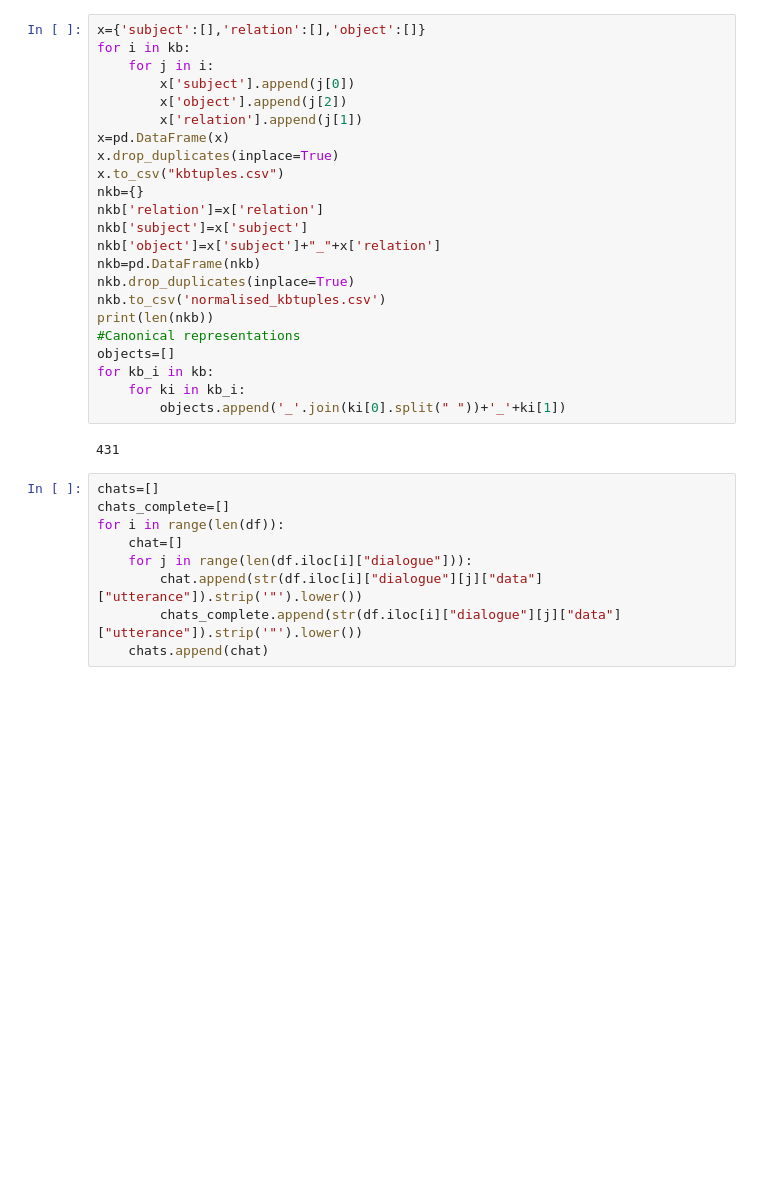
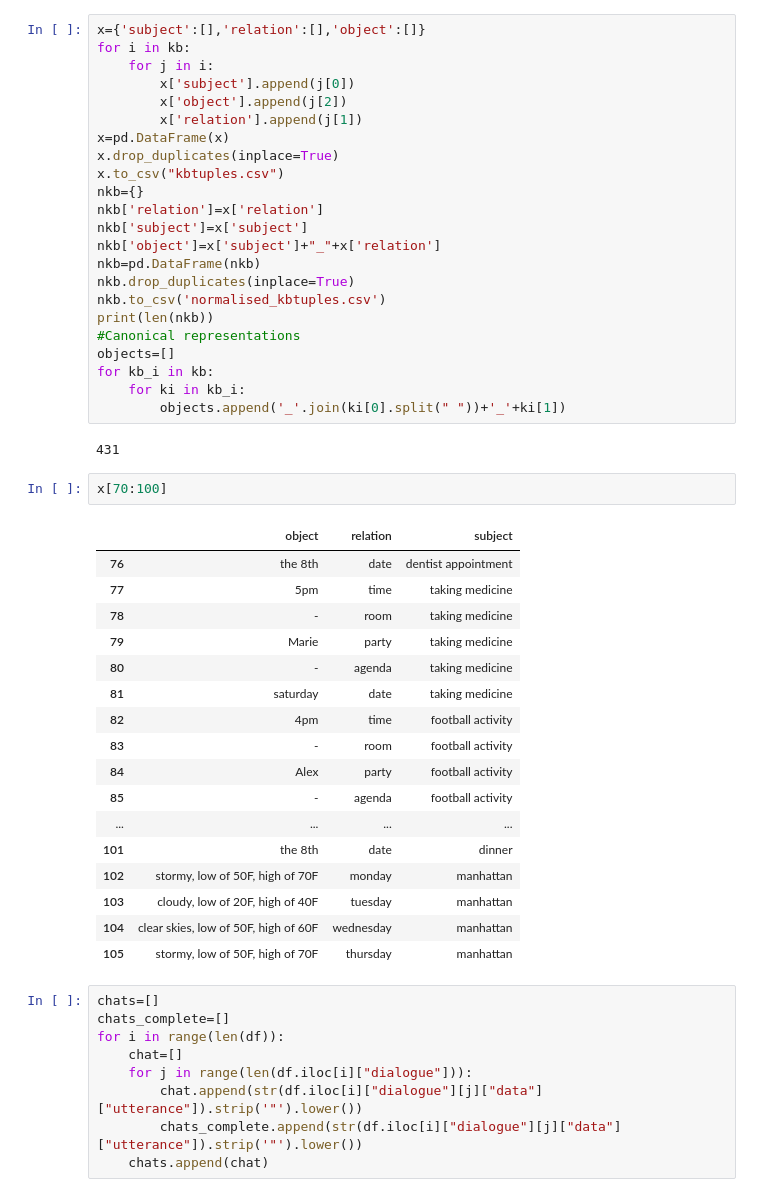
Before and after one commit to sunnysai12345/KVMemnn, a Jupyter notebook: data/training_dataset_creation.ipynb, the cells around one changed output. Cells and saved outputs as stored; diff of their text form; blank space fills up the shorter version.

```diff
--- a/data/training_dataset_creation.ipynb
+++ b/data/training_dataset_creation.ipynb
@@ -81,6 +81,26 @@ for kb_i in kb:
         objects.append('_'.join(ki[0].split(" "))+'_'+ki[1])
 # %% [output]
 431
+# %%
+x[70:100]
+# %% [output]
+|  | object | relation | subject |
+| 76 | the 8th | date | dentist appointment |
+| 77 | 5pm | time | taking medicine |
+| 78 | - | room | taking medicine |
+| 79 | Marie | party | taking medicine |
+| 80 | - | agenda | taking medicine |
+| 81 | saturday | date | taking medicine |
+| 82 | 4pm | time | football activity |
+| 83 | - | room | football activity |
+| 84 | Alex | party | football activity |
+| 85 | - | agenda | football activity |
+| ... | ... | ... | ... |
+| 101 | the 8th | date | dinner |
+| 102 | stormy, low of 50F, high of 70F | monday | manhattan |
+| 103 | cloudy, low of 20F, high of 40F | tuesday | manhattan |
+| 104 | clear skies, low of 50F, high of 60F | wednesday | manhattan |
+| 105 | stormy, low of 50F, high of 70F | thursday | manhattan |
 # %%
 chats=[]
 chats_complete=[]
```
Also changed, not shown: 27 other files.
